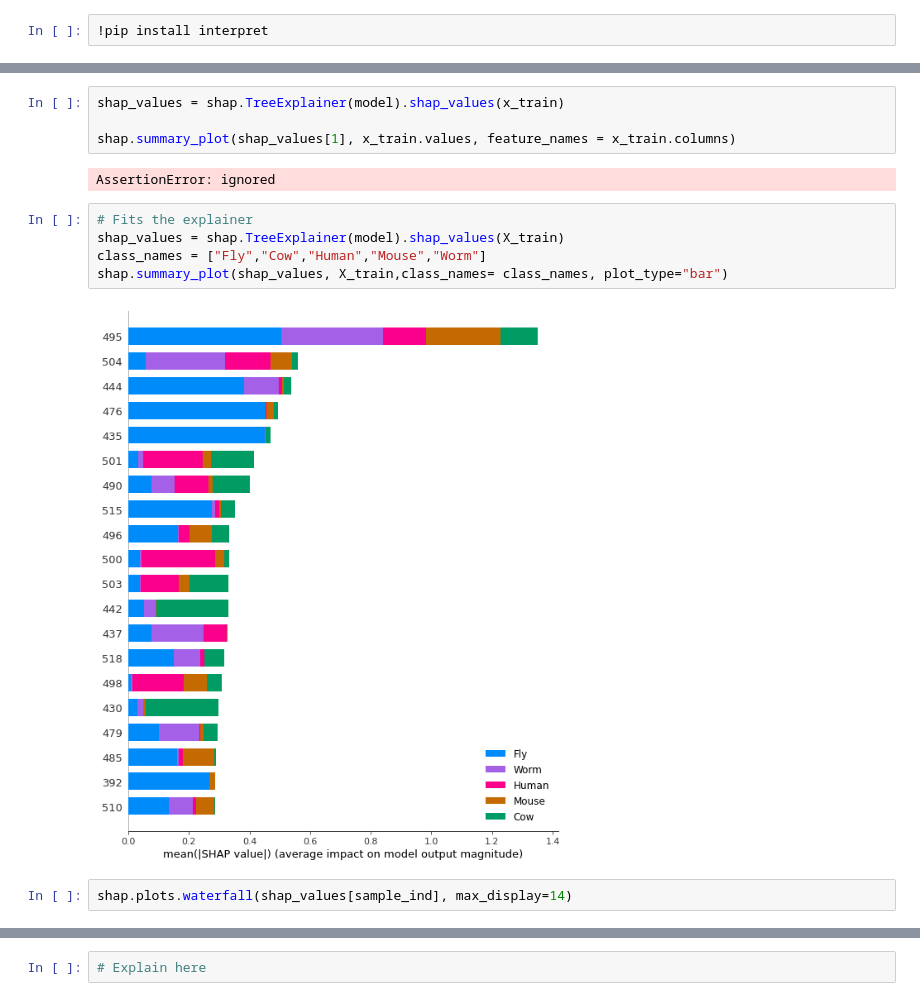
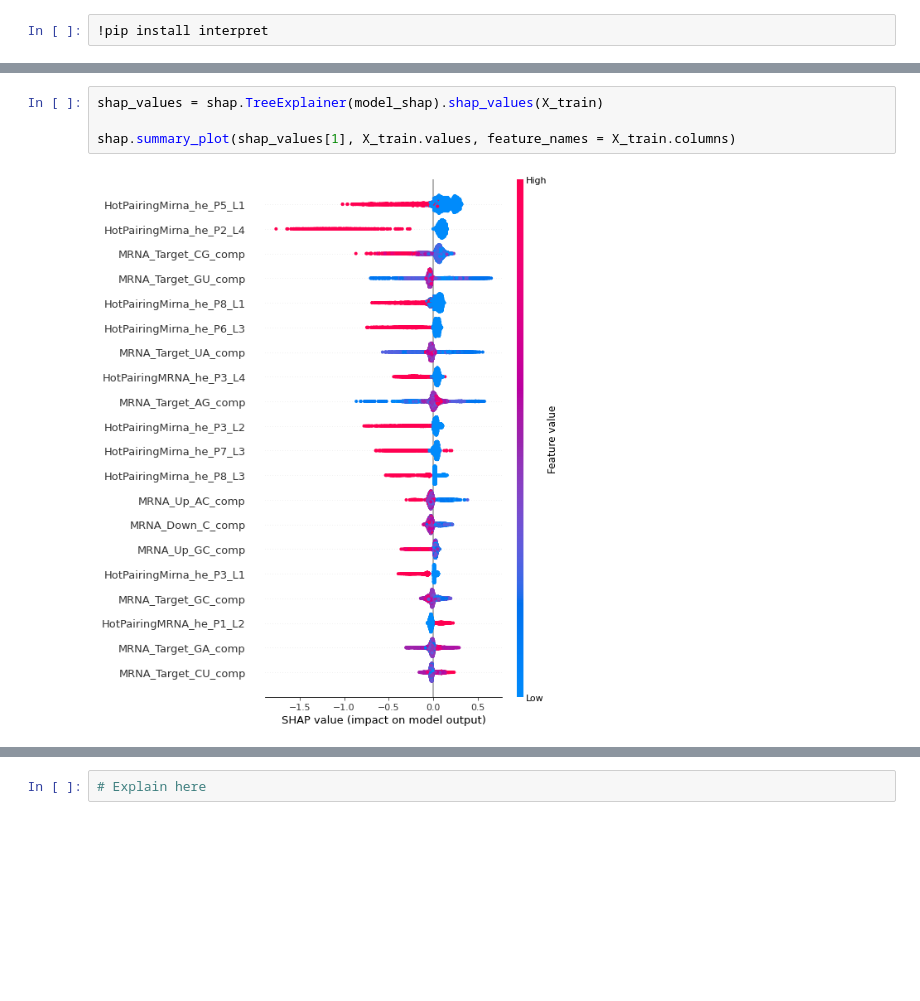
Before and after one commit to orenfix10/ML-project1, a Jupyter notebook: Main_Ex3_2023a_Ensemble_competition_(1).ipynb, the cells around one changed output, grey strips where cells are left out. Cells and saved outputs as stored; diff of their text form; blank space fills up the shorter version.

```diff
--- a/Main_Ex3_2023a_Ensemble_competition_(1).ipynb
+++ b/Main_Ex3_2023a_Ensemble_competition_(1).ipynb
@@ -977,15 +965,6 @@ Index(['id', 'Acc_P10_10th', 'Acc_P10_1th', 'Acc_P10_2th', 'Acc_P10_3th',
 # %%
-shap_values = shap.TreeExplainer(model).shap_values(x_train)
+shap_values = shap.TreeExplainer(model_shap).shap_values(X_train)
 
-shap.summary_plot(shap_values[1], x_train.values, feature_names = x_train.columns)
+shap.summary_plot(shap_values[1], X_train.values, feature_names = X_train.columns)
 # %% [output]
-AssertionError: ignored
+[figure, added]
-# %%
-# Fits the explainer
-shap_values = shap.TreeExplainer(model).shap_values(X_train)
-class_names = ["Fly","Cow","Human","Mouse","Worm"]
-shap.summary_plot(shap_values, X_train,class_names= class_names, plot_type="bar")
-# %% [output]
-[figure, removed]
-# %%
-shap.plots.waterfall(shap_values[sample_ind], max_display=14)
```
Also changed, not shown: parts of 56 cells of this notebook.
